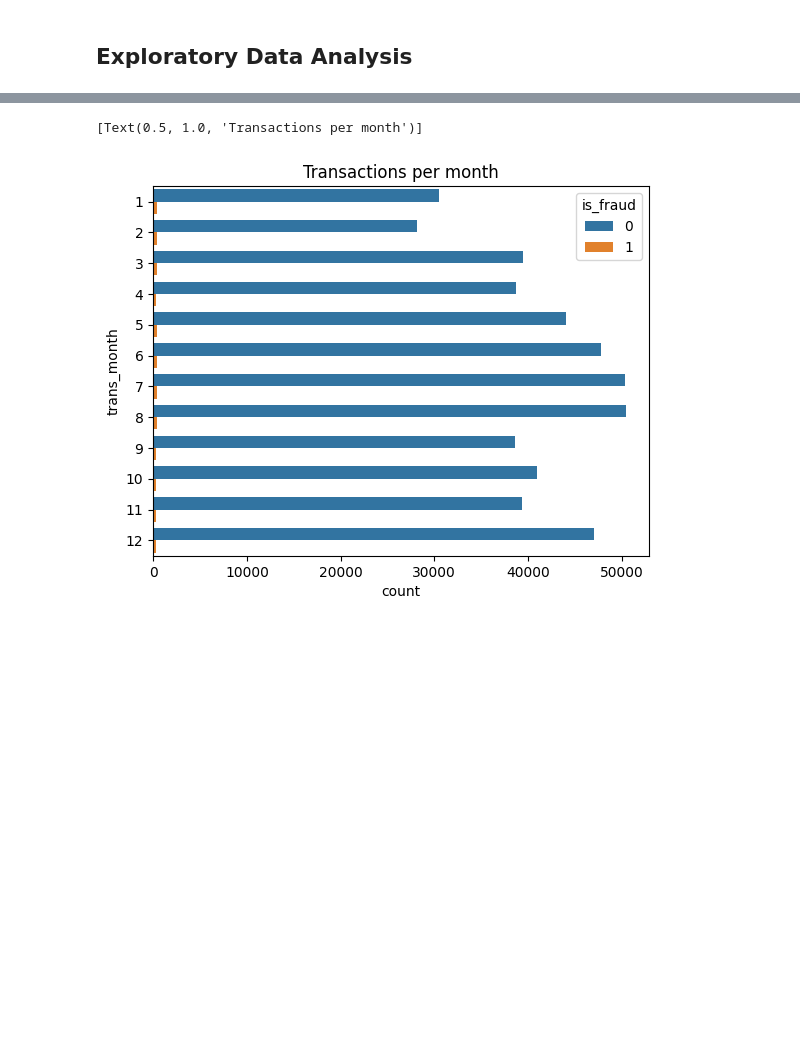
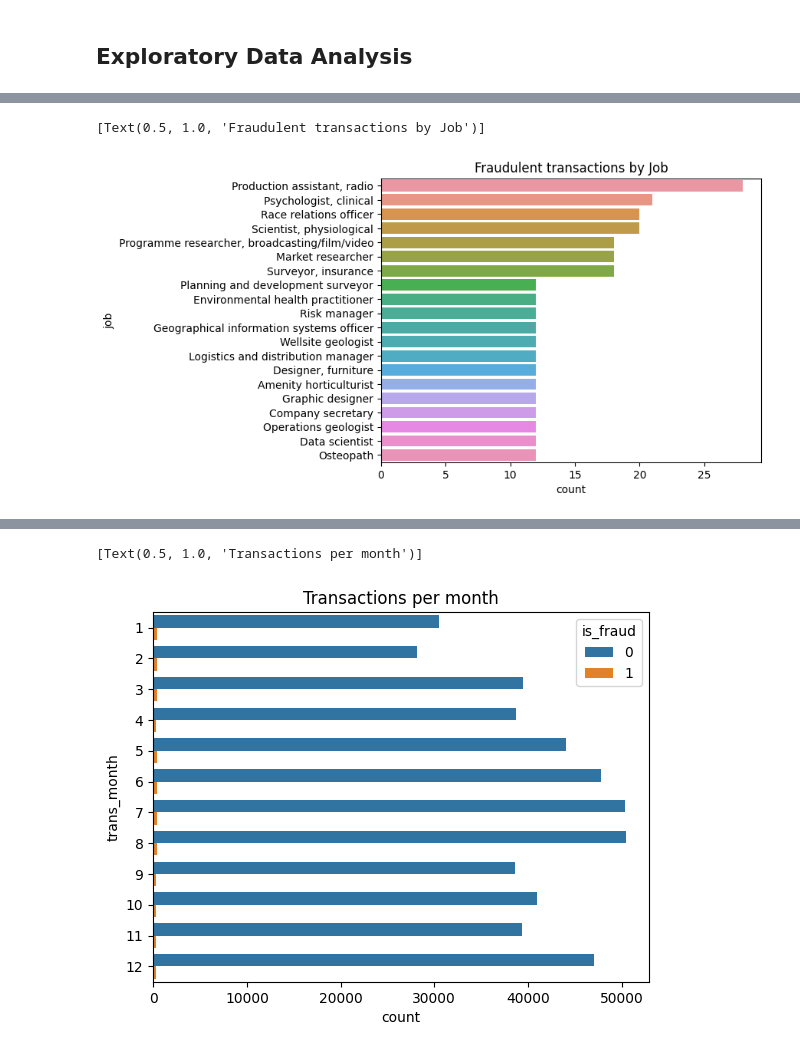
Before and after one commit to kcbioy/dsfc10-sprint3-grp2-constars, a Jupyter notebook: wk1_lab/grp2_sp3wk1_lab_activity.ipynb, the cells around one changed output, grey strips where cells are left out. Saved outputs shown, nothing was run; the diff lists cells and outputs as text; code cells hidden in the pictures; blank space fills up the shorter version.

```diff
--- a/wk1_lab/grp2_sp3wk1_lab_activity.ipynb
+++ b/wk1_lab/grp2_sp3wk1_lab_activity.ipynb
@@ -122,0 +145,8 @@ sns.countplot(y='category',hue= 'trans_year',data=cc_clean[cc_clean['is_fraud']
+# %%
+sns.countplot(y='job', data=cc_clean[cc_clean['is_fraud'] == 1],
+            order = cc_clean[cc_clean['is_fraud'] == 1]['job'].value_counts().iloc[:20].index).set(
+    title = 'Fraudulent transactions by Job'
+)
+# %% [output]
+[Text(0.5, 1.0, 'Fraudulent transactions by Job')]
+[figure, added]
```
Also changed, not shown: parts of 13 cells of this notebook.
